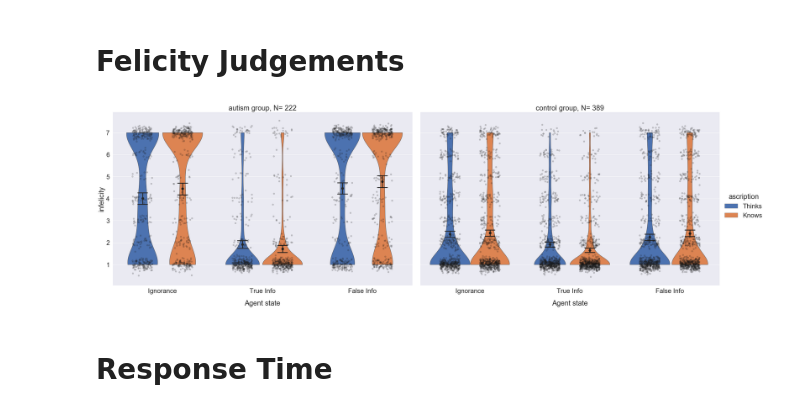
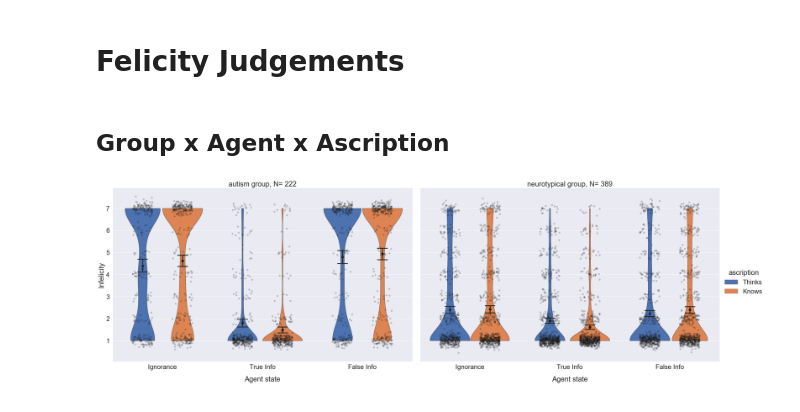
Before and after one commit to BryanGonzalez262/KnowledgeBeliefASD, a Jupyter notebook: analysis/plotting.ipynb, the cells around one changed output. Drawn from its saved outputs; the diff is of its cells as text; code cells hidden in the pictures.

```diff
--- a/analysis/plotting.ipynb
+++ b/analysis/plotting.ipynb
@@ -157,35 +167,35 @@ g.set_axis_labels(x_var='Autism Quotient Score')
 # %%
 def jitter(values,j):
     return values + np.random.normal(j,0.15,values.shape)
+# %% [markdown]
+## Group x Agent x Ascription
 # %%
 sns.set(font_scale=2)
 
-f1 = df.loc[(df.group== 'autism') & (df.in_sample==True)]
-f2 = df.loc[(df.group== 'neurotypical') & (df.in_sample==True)]
+f1 = df.loc[(df.group== 'autism') & (df.in_sample==True) & (df.correct == True)]
+f2 = df.loc[(df.group== 'neurotypical') & (df.in_sample==True)& (df.correct == True)]
 
-gg = sns.catplot(x='agent_state', order=['Ignorance', 'True Info', 'False Info'], y='infelicity', hue='ascription', hue_order=['Thinks', 'Knows'], kind='violin', col='group', cut=0, data=df.loc[df.in_sample == True], inner=None, bw=.25, linewidth=1, saturation=1, height=10, aspect=1.5);
+gg = sns.catplot(x='agent_state', order=['Ignorance', 'True Info', 'False Info'], y='infelicity', hue='ascription', hue_order=['Thinks', 'Knows'], kind='violin', col='group', cut=0, data=df.loc[(df.in_sample == True)& (df.correct == True)], inner=None, bw=.25, linewidth=1, saturation=1, height=10, aspect=1.5);
 
 sns.stripplot(x='agent_state', order=['Ignorance', 'True Info', 'False Info'], y=jitter(f1['infelicity'], 0), hue='ascription', hue_order=['Thinks', 'Knows'], data=f1, color='k', dodge=True,  jitter=.2, linewidth=1, alpha=.2, ax=gg.axes[0][0]);
 
 sns.stripplot(x='agent_state', order=['Ignorance', 'True Info', 'False Info'], y=jitter(f2['infelicity'], 0), hue='ascription', hue_order=['Thinks', 'Knows'], data=f2, color='k', dodge=True,  jitter=.2, linewidth=1, alpha=.2, ax=gg.axes[0][1]);
 
 sns.pointplot(x='agent_state', order=['Ignorance', 'True Info', 'False Info'], y=jitter(f1['infelicity'], 0), hue='ascription', hue_order=['Thinks', 'Knows'], data=f1, join=False, dodge=.4, capsize=.1, ax=gg.axes[0][0], color='k',);
 
 sns.pointplot(x='agent_state', order=['Ignorance', 'True Info', 'False Info'], y=jitter(f2['infelicity'], 0), hue='ascription', hue_order=['Thinks', 'Knows'], data=f2, join=False, dodge=.4, capsize=.1, ax=gg.axes[0][1], color='k',);
 
 
 #ax.legend(g.get_legend_handles_labels()[0][:2], g.get_legend_handles_labels()[1][:2])
 for aa in [0, 1]:
-    gg.axes[0][aa].yaxis.set_label_text("infelicity")
+    gg.axes[0][aa].yaxis.set_label_text("Infelicity")
     gg.axes[0][aa].xaxis.set_label_text("Agent state")
     gg.axes[0][aa].xaxis.labelpad = 20
     gg.axes[0][aa].legend_.remove()
 
 gg.axes[0][0].title.set_text(f'autism group, N= {len(df.loc[(df.group=="autism") &(df.in_sample==True)].subject.unique())}')
-gg.axes[0][1].title.set_text(f'control group, N= {len(df.loc[(df.group=="neurotypical") &(df.in_sample==True)].subject.unique())}')
+gg.axes[0][1].title.set_text(f'neurotypical group, N= {len(df.loc[(df.group=="neurotypical") &(df.in_sample==True)].subject.unique())}')
 
-#plt.savefig('./Figures/group_fel.png', dpi=500)
+plt.savefig('./Figures/grpxagntxascrpt_fel.png', dpi=500)
 # %% [output]
-[figure, old version]
+[figure, new version]
-# %% [markdown]
-# Response Time
```
Also changed, not shown: parts of 49 cells of this notebook, 52 other files.
